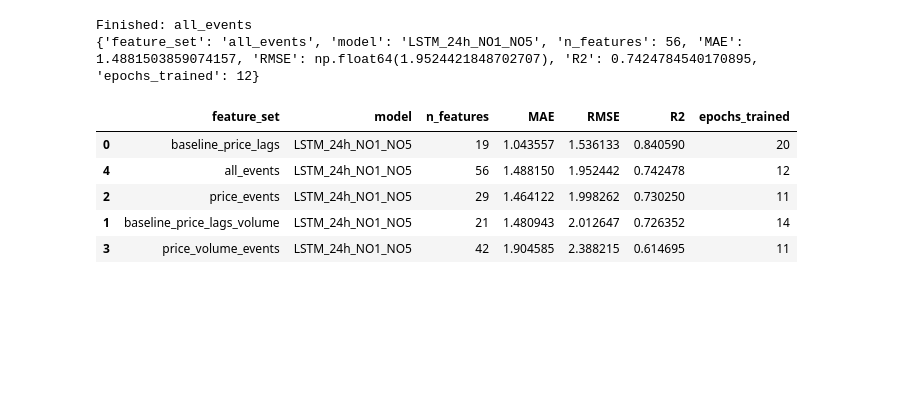
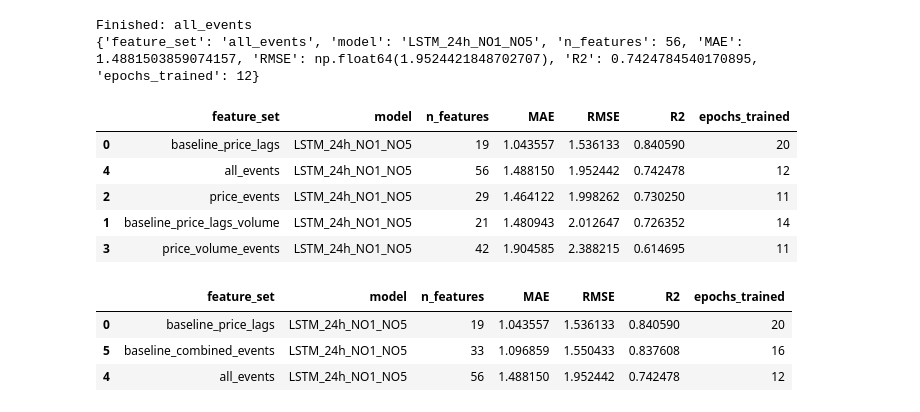
Before and after one commit to huugoox/tfg, a Jupyter notebook: notebooks/06_lstm_model.ipynb, the cells around one changed output. Cells and saved outputs as stored; diff of their text form; code cells hidden in the pictures; blank space fills up the shorter version.

Commit message:
Single events are making LSTM Model performance worse

```diff
--- a/notebooks/06_lstm_model.ipynb
+++ b/notebooks/06_lstm_model.ipynb
@@ -626,0 +619,12 @@ Test zones: {'NO1': 169, 'NO2': 169, 'NO3': 169, 'NO4': 169, 'NO5': 169}
+# %%
+# ============================================================
+# 12.2 TRAIN ONLY BASELINE + COMBINED EVENTS
+# ============================================================
+
+combined_model, combined_history, combined_real, combined_pred, combined_result = train_evaluate_lstm_feature_set(
+    feature_set_name="baseline_combined_events",
+    feature_cols=lstm_feature_sets["baseline_combined_events"],
+    lookback=lookback
+)
+
+combined_result
@@ -732,3 +754,24 @@ lstm_feature_comparison_df
 | 2 | price_events | LSTM_24h_NO1_NO5 | 29 | 1.464122 | 1.998262 | 0.730250 | 11 |
 | 1 | baseline_price_lags_volume | LSTM_24h_NO1_NO5 | 21 | 1.480943 | 2.012647 | 0.726352 | 14 |
 | 3 | price_volume_events | LSTM_24h_NO1_NO5 | 42 | 1.904585 | 2.388215 | 0.614695 | 11 |
+# %%
+# ============================================================
+# 13.1 COMPARE BASELINE, BASELINE + COMBINED EVENTS AND ALL EVENTS
+# ============================================================
+
+comparison_extra = pd.DataFrame(lstm_results + [combined_result])
+
+comparison_extra = comparison_extra[
+    comparison_extra["feature_set"].isin([
+        "baseline_price_lags",
+        "baseline_combined_events",
+        "all_events"
+    ])
+].sort_values(["RMSE", "MAE"])
+
+comparison_extra
+# %% [output]
+|  | feature_set | model | n_features | MAE | RMSE | R2 | epochs_trained |
+| 0 | baseline_price_lags | LSTM_24h_NO1_NO5 | 19 | 1.043557 | 1.536133 | 0.840590 | 20 |
+| 5 | baseline_combined_events | LSTM_24h_NO1_NO5 | 33 | 1.096859 | 1.550433 | 0.837608 | 16 |
+| 4 | all_events | LSTM_24h_NO1_NO5 | 56 | 1.488150 | 1.952442 | 0.742478 | 12 |
```
Also changed, not shown: parts of 4 cells of this notebook.
